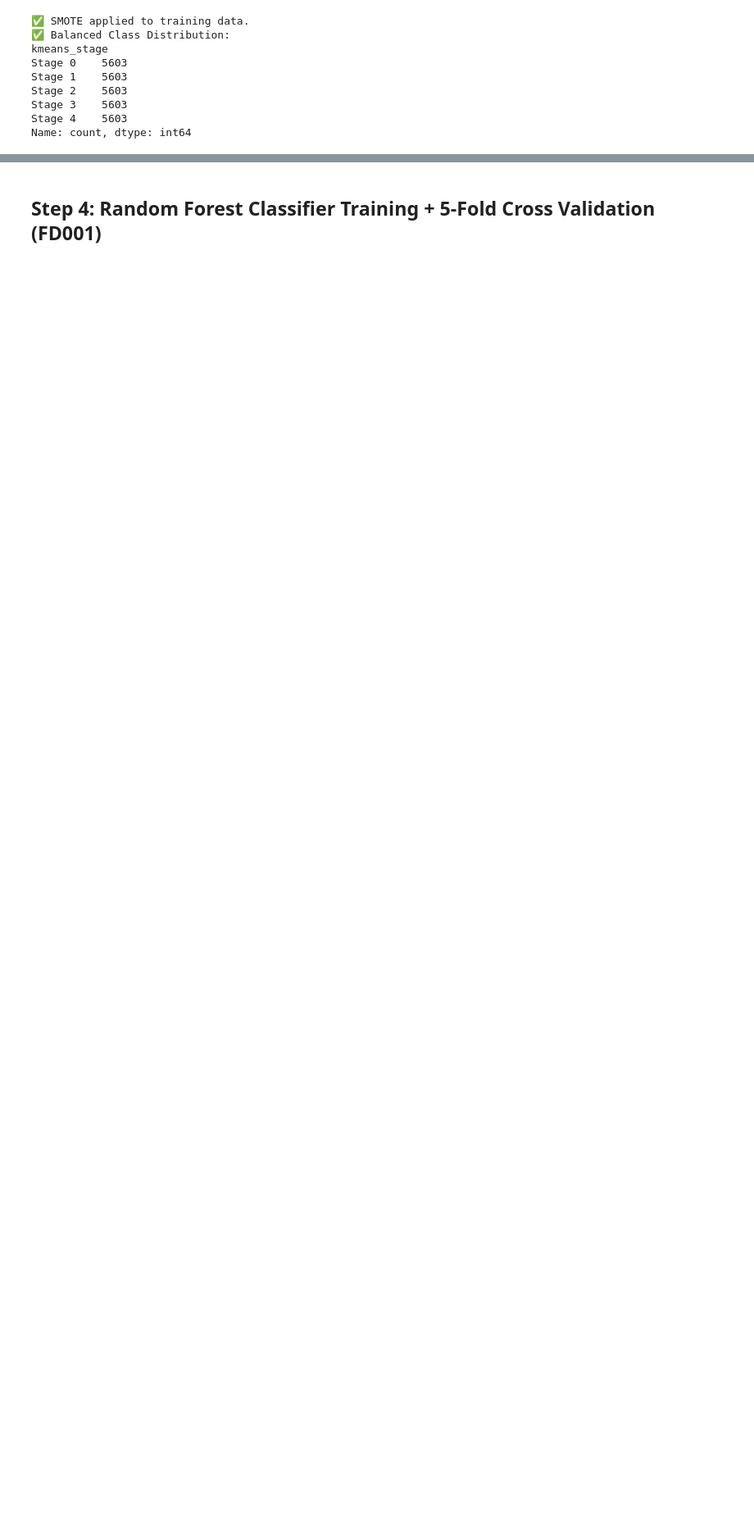
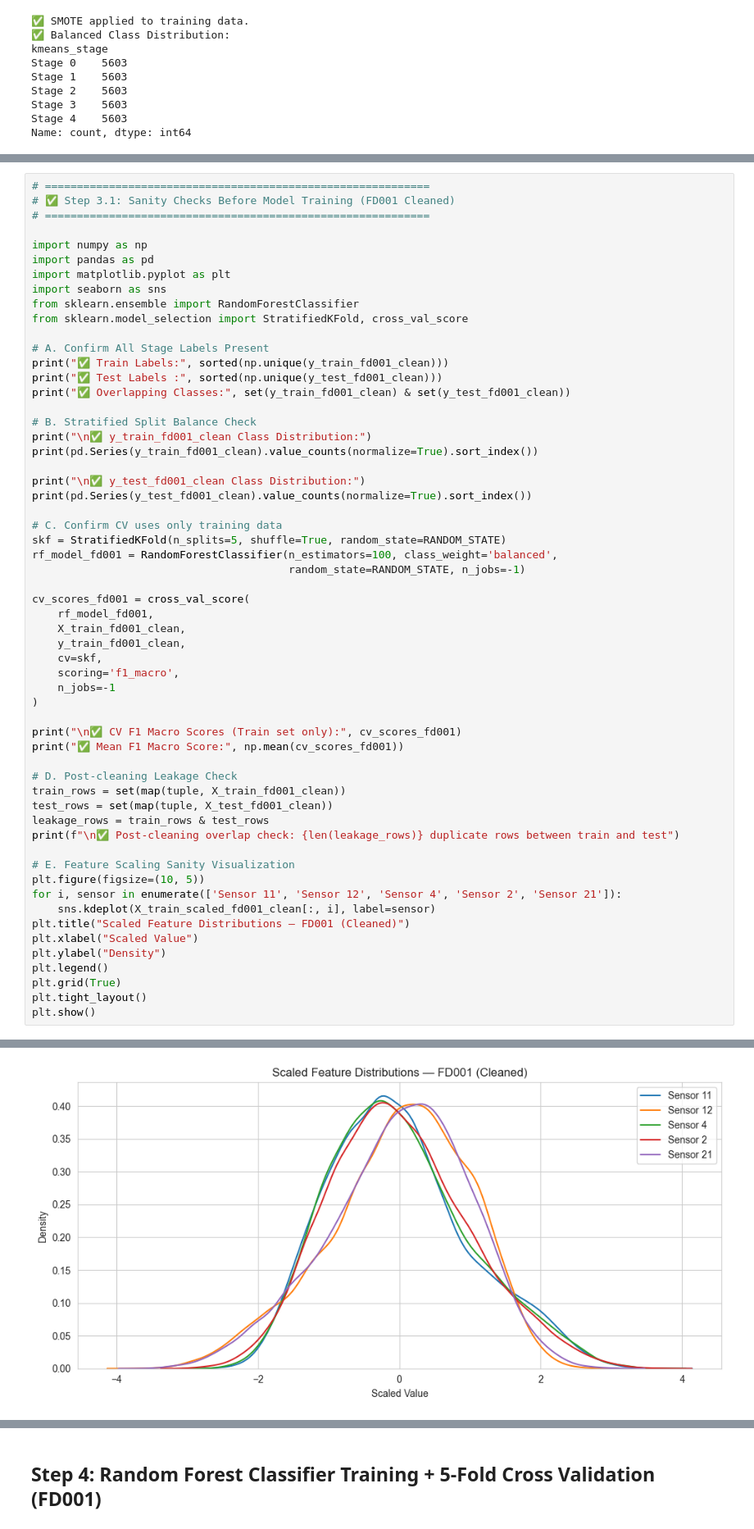
Before and after one commit to sunkenship2025/hybrid-predictive-maintenance, a Jupyter notebook: notebooks/phase3/fd001_classification.ipynb, the cells around one changed output, grey strips where cells are left out. Shown at 82% size. Drawn from its saved outputs; the diff is of its cells as text; blank space fills up the shorter version.

```diff
--- a/notebooks/phase3/fd001_classification.ipynb
+++ b/notebooks/phase3/fd001_classification.ipynb
@@ -454,0 +558,59 @@ Name: count, dtype: int64
+# %%
+# ============================================================
+# ✅ Step 3.1: Sanity Checks Before Model Training (FD001 Cleaned)
+# ============================================================
+
+import numpy as np
+import pandas as pd
+import matplotlib.pyplot as plt
+import seaborn as sns
+from sklearn.ensemble import RandomForestClassifier
+from sklearn.model_selection import StratifiedKFold, cross_val_score
+
+# A. Confirm All Stage Labels Present
+print("✅ Train Labels:", sorted(np.unique(y_train_fd001_clean)))
+print("✅ Test Labels :", sorted(np.unique(y_test_fd001_clean)))
+print("✅ Overlapping Classes:", set(y_train_fd001_clean) & set(y_test_fd001_clean))
+
+# B. Stratified Split Balance Check
+print("\n✅ y_train_fd001_clean Class Distribution:")
+print(pd.Series(y_train_fd001_clean).value_counts(normalize=True).sort_index())
+
+print("\n✅ y_test_fd001_clean Class Distribution:")
+print(pd.Series(y_test_fd001_clean).value_counts(normalize=True).sort_index())
+
+# C. Confirm CV uses only training data
+skf = StratifiedKFold(n_splits=5, shuffle=True, random_state=RANDOM_STATE)
+rf_model_fd001 = RandomForestClassifier(n_estimators=100, class_weight='balanced',
+                                        random_state=RANDOM_STATE, n_jobs=-1)
+
+cv_scores_fd001 = cross_val_score(
+    rf_model_fd001,
+    X_train_fd001_clean,
+    y_train_fd001_clean,
+    cv=skf,
+    scoring='f1_macro',
+    n_jobs=-1
+)
+
+print("\n✅ CV F1 Macro Scores (Train set only):", cv_scores_fd001)
+print("✅ Mean F1 Macro Score:", np.mean(cv_scores_fd001))
+
+# D. Post-cleaning Leakage Check
+train_rows = set(map(tuple, X_train_fd001_clean))
+test_rows = set(map(tuple, X_test_fd001_clean))
+leakage_rows = train_rows & test_rows
+print(f"\n✅ Post-cleaning overlap check: {len(leakage_rows)} duplicate rows between train and test")
+
+# E. Feature Scaling Sanity Visualization
+plt.figure(figsize=(10, 5))
+for i, sensor in enumerate(['Sensor 11', 'Sensor 12', 'Sensor 4', 'Sensor 2', 'Sensor 21']):
+    sns.kdeplot(X_train_scaled_fd001_clean[:, i], label=sensor)
+plt.title("Scaled Feature Distributions — FD001 (Cleaned)")
+plt.xlabel("Scaled Value")
+plt.ylabel("Density")
+plt.legend()
+plt.grid(True)
+plt.tight_layout()
+plt.show()
+# %% [output]
@@ -454,0 +634 @@ Name: count, dtype: int64
+[figure, added]
```
Also changed, not shown: parts of 25 cells of this notebook, 34 other files.
